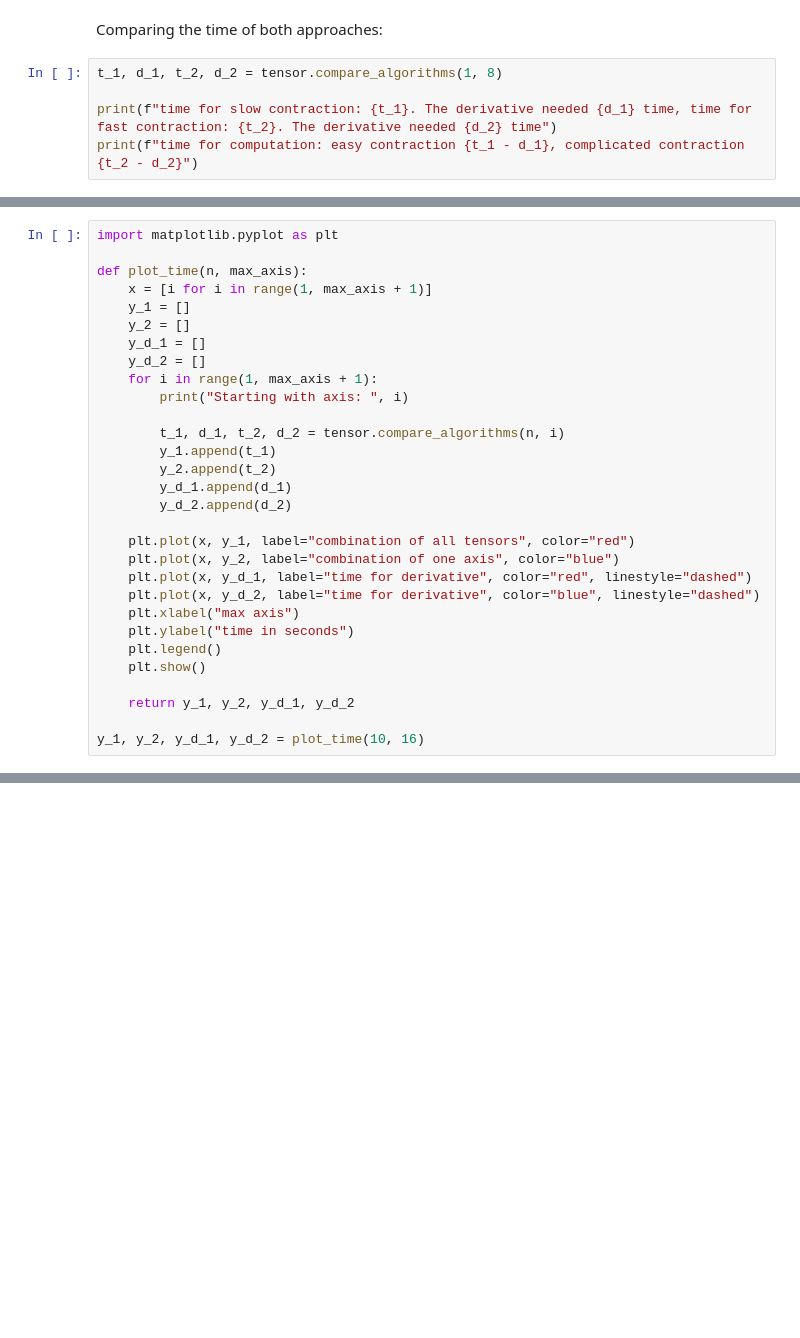
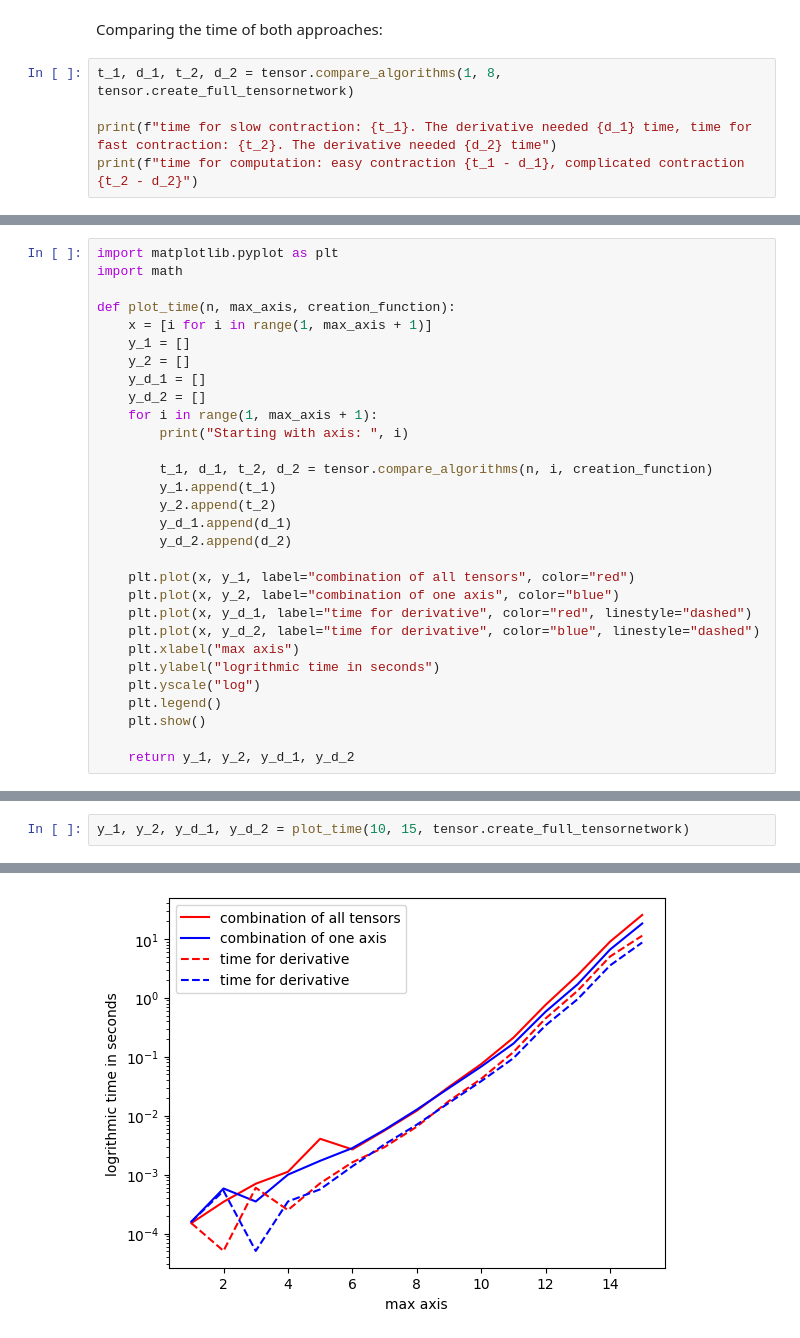
Before and after one commit to Hanno1/differentiation-of-tensornetworkcontraction-, a Jupyter notebook: notebook.ipynb, the cells around one changed output, grey strips where cells are left out. Cells and saved outputs as stored; diff of their text form; blank space fills up the shorter version.

Commit message:
main implemented sparse tensornetwork and experimented

```diff
--- a/notebook.ipynb
+++ b/notebook.ipynb
@@ -94,7 +94,7 @@ print(tensor.full_contraction_complicated([t_1, t_2, t_3], tn, tn_axis, max_axis
 # %% [markdown]
 Comparing the time of both approaches:
 # %%
-t_1, d_1, t_2, d_2 = tensor.compare_algorithms(1, 8)
+t_1, d_1, t_2, d_2 = tensor.compare_algorithms(1, 8, tensor.create_full_tensornetwork)
 
 print(f"time for slow contraction: {t_1}. The derivative needed {d_1} time, time for fast contraction: {t_2}. The derivative needed {d_2} time")
 print(f"time for computation: easy contraction {t_1 - d_1}, complicated contraction {t_2 - d_2}")
@@ -105,7 +105,8 @@ time for computation: easy contraction 0.00604701042175293, complicated contract
 # %%
 import matplotlib.pyplot as plt
+import math
 
-def plot_time(n, max_axis):
+def plot_time(n, max_axis, creation_function):
     x = [i for i in range(1, max_axis + 1)]
     y_1 = []
     y_2 = []
@@ -114,7 +115,7 @@ def plot_time(n, max_axis):
     for i in range(1, max_axis + 1):
         print("Starting with axis: ", i)
 
-        t_1, d_1, t_2, d_2 = tensor.compare_algorithms(n, i)
+        t_1, d_1, t_2, d_2 = tensor.compare_algorithms(n, i, creation_function)
         y_1.append(t_1)
         y_2.append(t_2)
         y_d_1.append(d_1)
@@ -125,10 +126,9 @@ def plot_time(n, max_axis):
     plt.plot(x, y_d_1, label="time for derivative", color="red", linestyle="dashed")
     plt.plot(x, y_d_2, label="time for derivative", color="blue", linestyle="dashed")
     plt.xlabel("max axis")
-    plt.ylabel("time in seconds")
+    plt.ylabel("logrithmic time in seconds")
+    plt.yscale("log")
     plt.legend()
     plt.show()
 
     return y_1, y_2, y_d_1, y_d_2
-
-y_1, y_2, y_d_1, y_d_2 = plot_time(10, 16)
@@ -153,0 +135,3 @@ Starting Iteration  9
+# %%
+y_1, y_2, y_d_1, y_d_2 = plot_time(10, 15, tensor.create_full_tensornetwork)
+# %% [output]
@@ -153,0 +155 @@ Starting Iteration  9
+[figure, added]
```
Also changed, not shown: parts of 4 cells of this notebook, 1 other file.
